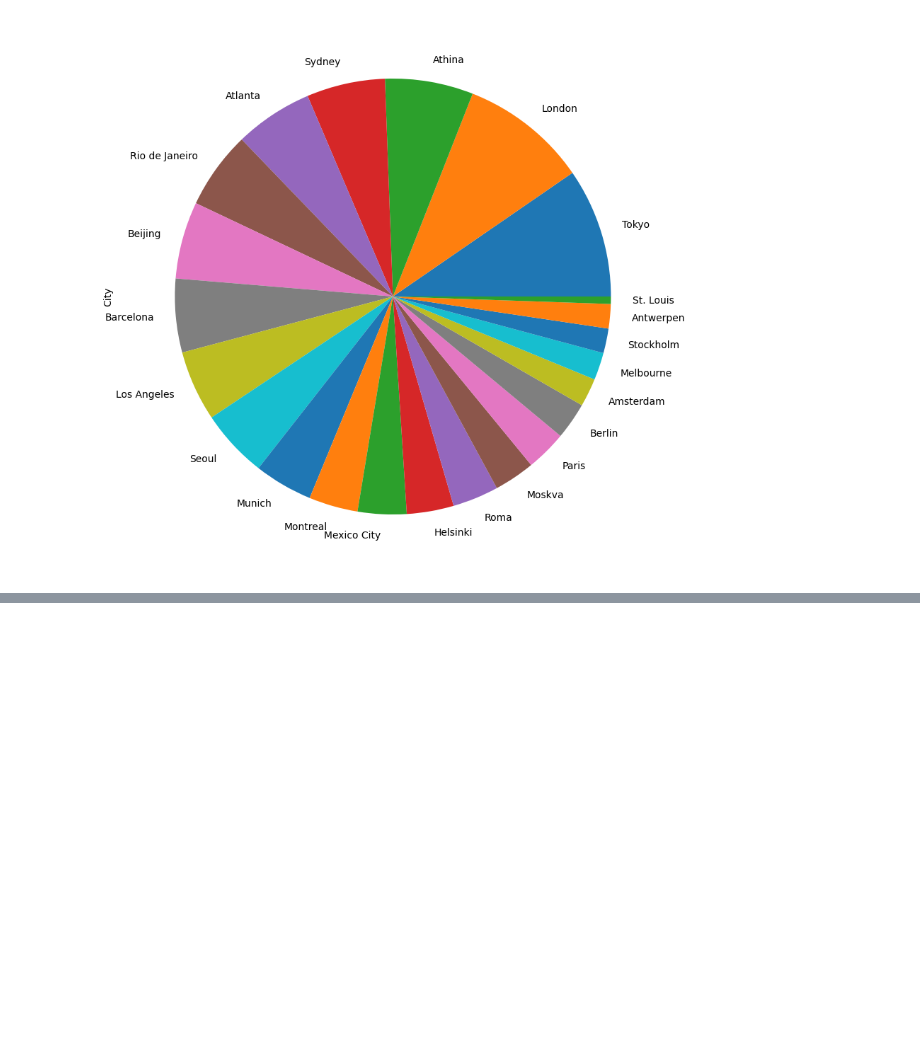
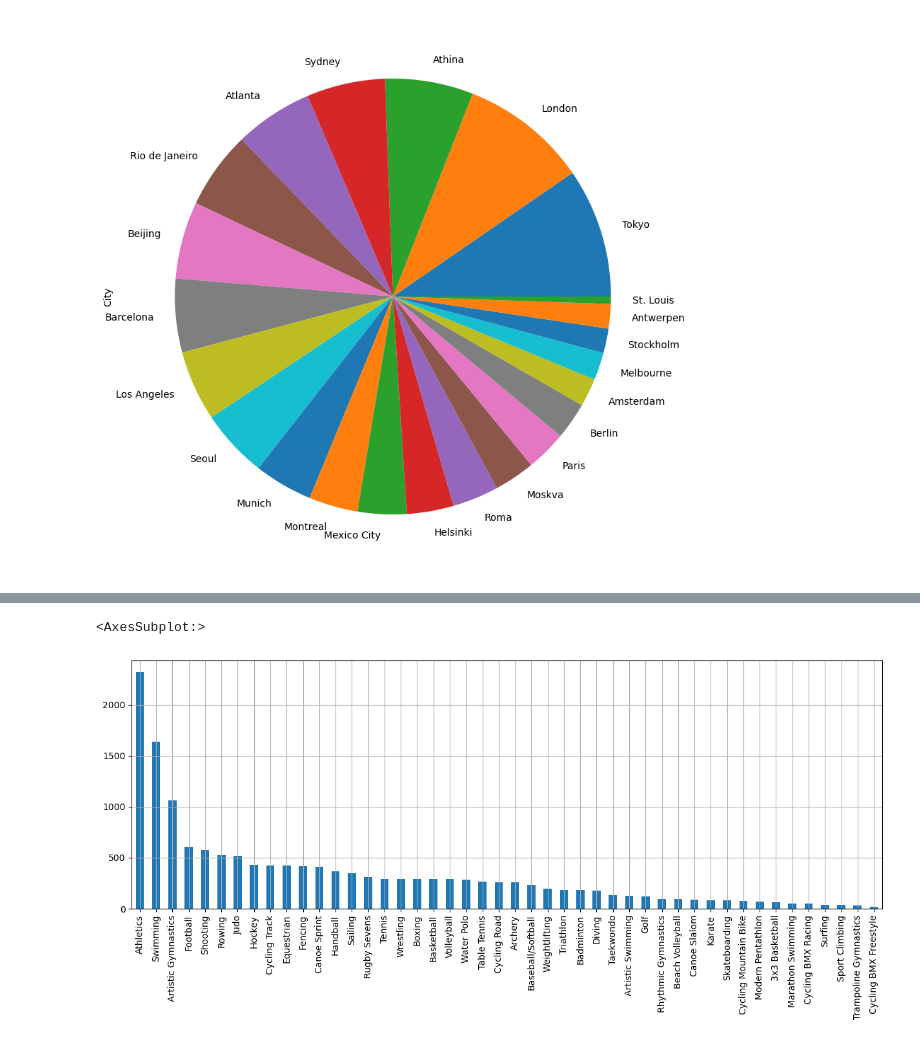
Before and after one commit to binda7/OG_pandas_pySpark_compare, a Jupyter notebook: Summer_Athletes_Olimpics_Analytics_Pandas_and_MatPlotLib.ipynb, the cells around one changed output, grey strips where cells are left out. Saved outputs shown, nothing was run; the diff lists cells and outputs as text; code cells hidden in the pictures; blank space fills up the shorter version.

```diff
--- a/Summer_Athletes_Olimpics_Analytics_Pandas_and_MatPlotLib.ipynb
+++ b/Summer_Athletes_Olimpics_Analytics_Pandas_and_MatPlotLib.ipynb
@@ -287,0 +300,6 @@ summer_athletes.query("Games == '2020 Summer'")
+# %%
+athletes_per_sport = summer_athletes.loc[summer_athletes['Games'] == '2020 Summer', 'Sport'].value_counts()
+
+athletes_per_sport
+
+# Times 0.0s
@@ -287,0 +324,5 @@ summer_athletes.query("Games == '2020 Summer'")
+# %%
+athletes_per_sport.plot(kind='bar', figsize=(15,5), grid=True)
+# %% [output]
+<AxesSubplot:>
+[figure, added]
```
Also changed, not shown: parts of 8 cells of this notebook.
